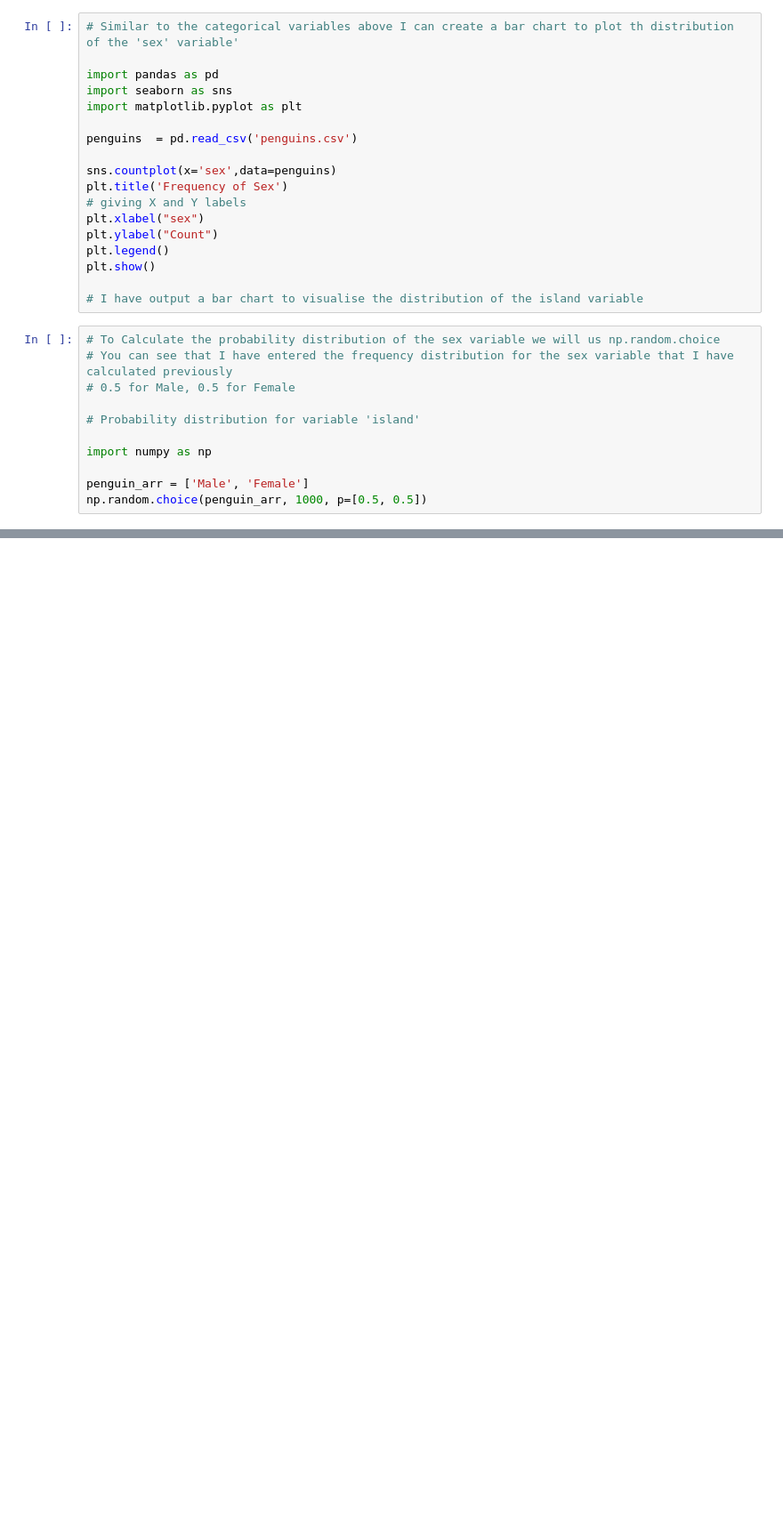
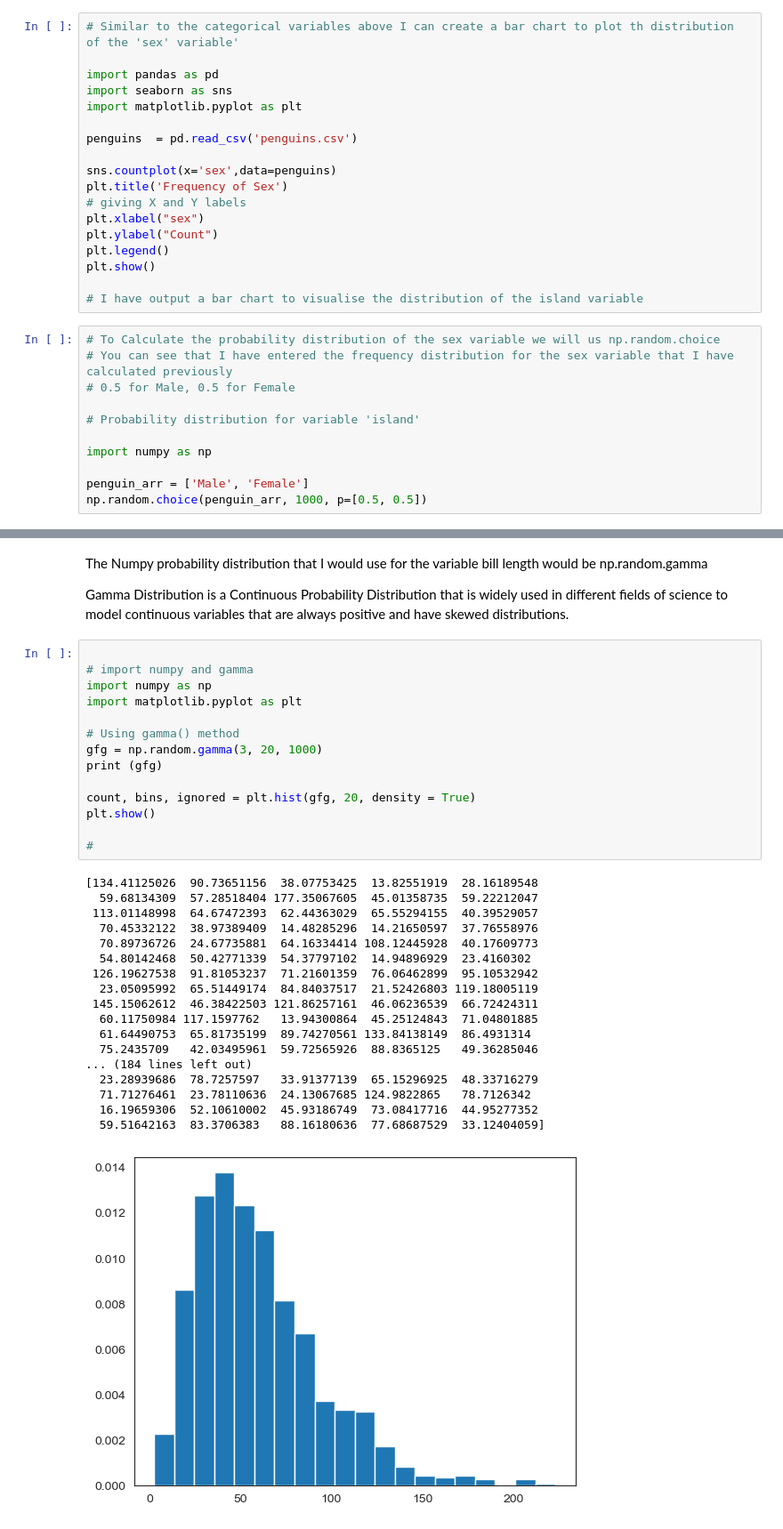
Before and after one commit to AudeAllen/Fundamentals-of-Data-Analysis---Tasks-and-Project, a Jupyter notebook: tasks.ipynb, the cells around one changed output, grey strips where cells are left out. Shown at 89% size. Saved outputs shown, nothing was run; the diff lists cells and outputs as text; blank space fills up the shorter version.

```diff
--- a/tasks.ipynb
+++ b/tasks.ipynb
@@ -407,0 +434,37 @@ plt.show()
+# %% [markdown]
+The Numpy probability distribution that I would use for the variable bill length would be np.random.gamma
+
+Gamma Distribution is a Continuous Probability Distribution that is widely used in different fields of science to model continuous variables that are always positive and have skewed distributions.
+# %%
+
+# import numpy and gamma
+import numpy as np
+import matplotlib.pyplot as plt
+
+# Using gamma() method
+gfg = np.random.gamma(3, 20, 1000)
+print (gfg)
+
+count, bins, ignored = plt.hist(gfg, 20, density = True)
+plt.show()
+
+#
+# %% [output]
+[134.41125026  90.73651156  38.07753425  13.82551919  28.16189548
+  59.68134309  57.28518404 177.35067605  45.01358735  59.22212047
+ 113.01148998  64.67472393  62.44363029  65.55294155  40.39529057
+  70.45332122  38.97389409  14.48285296  14.21650597  37.76558976
+  70.89736726  24.67735881  64.16334414 108.12445928  40.17609773
+  54.80142468  50.42771339  54.37797102  14.94896929  23.4160302
+ 126.19627538  91.81053237  71.21601359  76.06462899  95.10532942
+  23.05095992  65.51449174  84.84037517  21.52426803 119.18005119
+ 145.15062612  46.38422503 121.86257161  46.06236539  66.72424311
+  60.11750984 117.1597762   13.94300864  45.25124843  71.04801885
+  61.64490753  65.81735199  89.74270561 133.84138149  86.4931314
+  75.2435709   42.03495961  59.72565926  88.8365125   49.36285046
+... (184 lines left out)
+  23.28939686  78.7257597   33.91377139  65.15296925  48.33716279
+  71.71276461  23.78110636  24.13067685 124.9822865   78.7126342
+  16.19659306  52.10610002  45.93186749  73.08417716  44.95277352
+  59.51642163  83.3706383   88.16180636  77.68687529  33.12404059]
+[figure, added]
```
Also changed, not shown: parts of 3 cells of this notebook, 5 other files.
